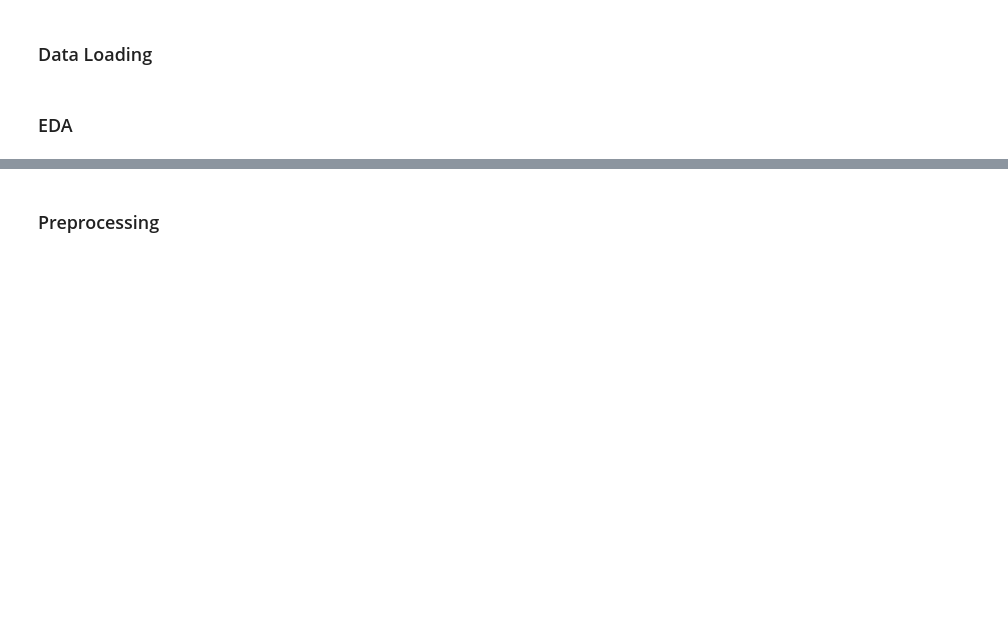
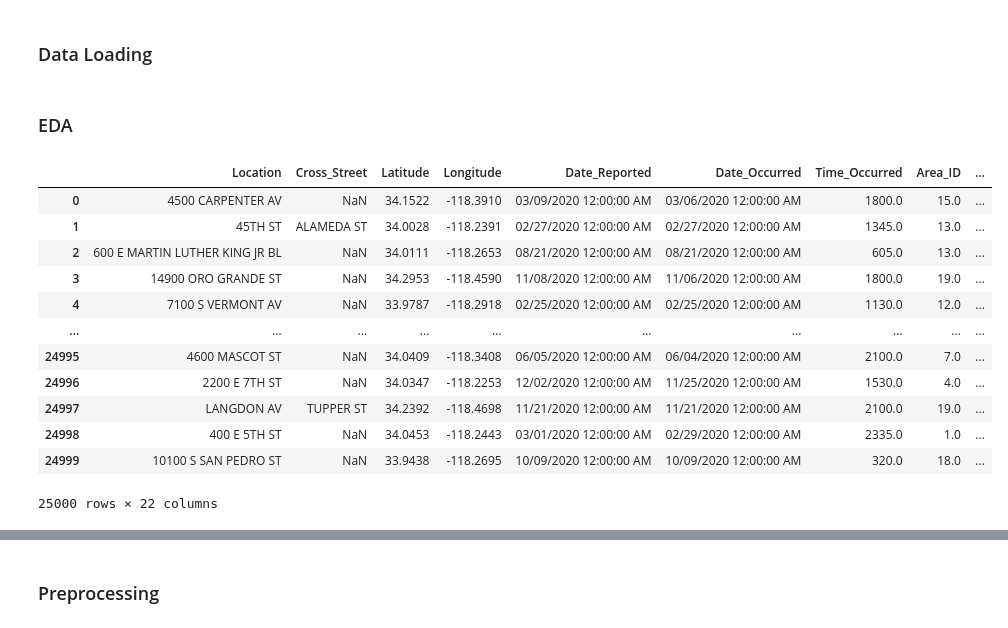
Before and after one commit to nandanreddyp/MLPproject, a Jupyter notebook: 22f3002857-notebook-t22024.ipynb, the cells around one changed output, grey strips where cells are left out. Cells and saved outputs as stored; diff of their text form; code cells hidden in the pictures; blank space fills up the shorter version.

```diff
--- a/22f3002857-notebook-t22024.ipynb
+++ b/22f3002857-notebook-t22024.ipynb
@@ -29,5 +29,31 @@
 </details>
 # %% [markdown]
 ### Data Loading
+# %%
+import numpy as np; import pandas as pd; pd.set_option('display.max_columns', None)
+import matplotlib.pyplot as plt; import seaborn as sns
+
+train_data = pd.read_csv('data/train.csv')
+test_data = pd.read_csv('data/test.csv')
 # %% [markdown]
 ### EDA
+# %%
+temp_df = test_data; temp_df['Crime_Category'] = None
+df = pd.concat([train_data,temp_df],axis=0)
+df.reset_index(drop=True, inplace=True)
+columns_to_drop = []
+df
+# %% [output]
+|  | Location | Cross_Street | Latitude | Longitude | Date_Reported | Date_Occurred | Time_Occurred | Area_ID | ... |
+| 0 | 4500 CARPENTER AV | NaN | 34.1522 | -118.3910 | 03/09/2020 12:00:00 AM | 03/06/2020 12:00:00 AM | 1800.0 | 15.0 | ... |
+| 1 | 45TH ST | ALAMEDA ST | 34.0028 | -118.2391 | 02/27/2020 12:00:00 AM | 02/27/2020 12:00:00 AM | 1345.0 | 13.0 | ... |
+| 2 | 600 E MARTIN LUTHER KING JR BL | NaN | 34.0111 | -118.2653 | 08/21/2020 12:00:00 AM | 08/21/2020 12:00:00 AM | 605.0 | 13.0 | ... |
+| 3 | 14900 ORO GRANDE ST | NaN | 34.2953 | -118.4590 | 11/08/2020 12:00:00 AM | 11/06/2020 12:00:00 AM | 1800.0 | 19.0 | ... |
+| 4 | 7100 S VERMONT AV | NaN | 33.9787 | -118.2918 | 02/25/2020 12:00:00 AM | 02/25/2020 12:00:00 AM | 1130.0 | 12.0 | ... |
+| ... | ... | ... | ... | ... | ... | ... | ... | ... | ... |
+| 24995 | 4600 MASCOT ST | NaN | 34.0409 | -118.3408 | 06/05/2020 12:00:00 AM | 06/04/2020 12:00:00 AM | 2100.0 | 7.0 | ... |
+| 24996 | 2200 E 7TH ST | NaN | 34.0347 | -118.2253 | 12/02/2020 12:00:00 AM | 11/25/2020 12:00:00 AM | 1530.0 | 4.0 | ... |
+| 24997 | LANGDON AV | TUPPER ST | 34.2392 | -118.4698 | 11/21/2020 12:00:00 AM | 11/21/2020 12:00:00 AM | 2100.0 | 19.0 | ... |
+| 24998 | 400 E 5TH ST | NaN | 34.0453 | -118.2443 | 03/01/2020 12:00:00 AM | 02/29/2020 12:00:00 AM | 2335.0 | 1.0 | ... |
+| 24999 | 10100 S SAN PEDRO ST | NaN | 33.9438 | -118.2695 | 10/09/2020 12:00:00 AM | 10/09/2020 12:00:00 AM | 320.0 | 18.0 | ... |
+25000 rows × 22 columns
```
Also changed, not shown: parts of 19 cells of this notebook, 2 other files.
